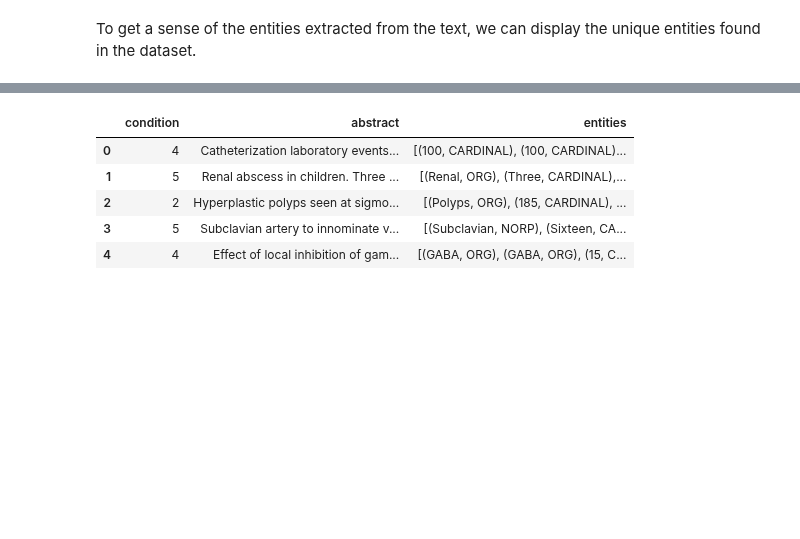
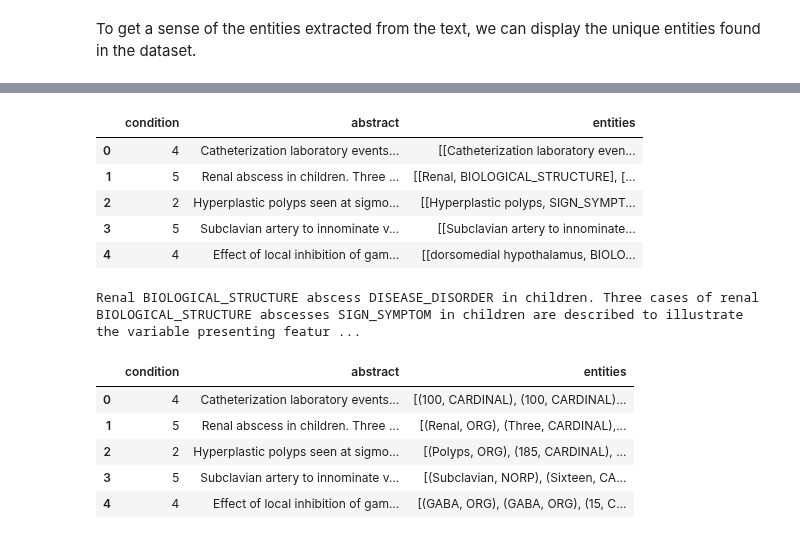
Before and after one commit to vitomarcorubino/MedicalTextNLP, a Jupyter notebook: medicalTextNLP.ipynb, the cells around one changed output, grey strips where cells are left out. Drawn from its saved outputs; the diff is of its cells as text; code cells hidden in the pictures; blank space fills up the shorter version.

```diff
--- a/medicalTextNLP.ipynb
+++ b/medicalTextNLP.ipynb
@@ -310,0 +339,9 @@ unique_entities
+# %%
+semantic_df.head()
+# %% [output]
+|  | condition | abstract | entities |
+| 0 | 4 | Catheterization laboratory events... | [[Catheterization laboratory even... |
+| 1 | 5 | Renal abscess in children. Three ... | [[Renal, BIOLOGICAL_STRUCTURE], [... |
+| 2 | 2 | Hyperplastic polyps seen at sigmo... | [[Hyperplastic polyps, SIGN_SYMPT... |
+| 3 | 5 | Subclavian artery to innominate v... | [[Subclavian artery to innominate... |
+| 4 | 4 | Effect of local inhibition of gam... | [[dorsomedial hypothalamus, BIOLO... |
@@ -311,3 +384,7 @@ unique_entities
+# %%
+display_entities(pipe, semantic_df["abstract"].iloc[1])
+# %% [output]
+Renal BIOLOGICAL_STRUCTURE abscess DISEASE_DISORDER in children. Three cases of renal BIOLOGICAL_STRUCTURE abscesses SIGN_SYMPTOM in children are described to illustrate the variable presenting featur ...
 # %%
 semantic_df.head()
 # %% [output]
```
Also changed, not shown: parts of 17 cells of this notebook, 5 other files.
